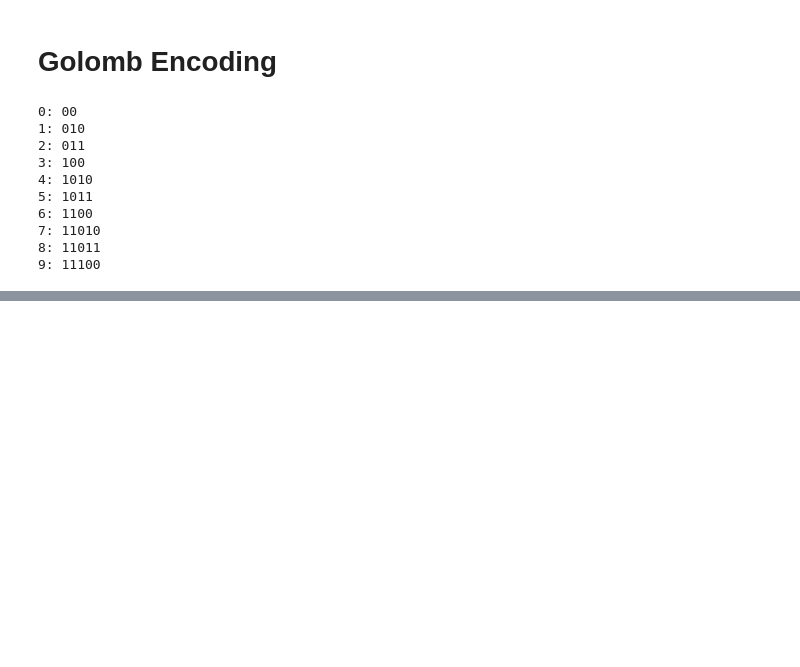
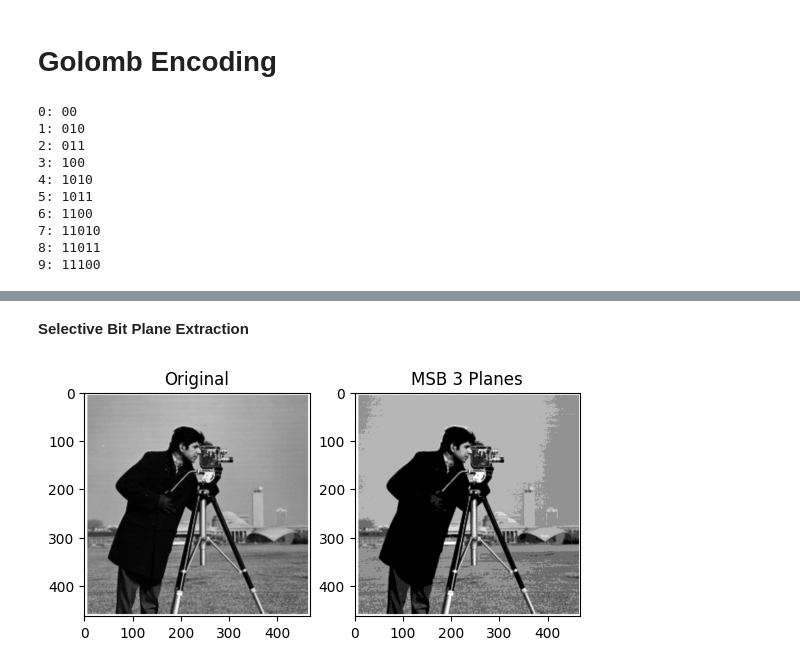
Before and after one commit to arif-du/Digital-Image-Processing, a Jupyter notebook: 12_Compression.ipynb, the cells around one changed output, grey strips where cells are left out. Drawn from its saved outputs; the diff is of its cells as text; code cells hidden in the pictures; blank space fills up the shorter version.

```diff
--- a/12_Compression.ipynb
+++ b/12_Compression.ipynb
@@ -346,0 +672,19 @@ for n in range(10):
+# %% [markdown]
+**Selective Bit Plane Extraction**
+# %%
+def extract_specific_planes(img, keep_planes=[7,6,5]):
+    """Reconstruct image using only specified bit planes"""
+    reconstructed = np.zeros_like(img)
+    for i in keep_planes:
+        reconstructed += ((img >> i) & 1) << i
+    return reconstructed
+
+# Keep only 3 most significant bits
+reconstructed = extract_specific_planes(img, keep_planes=[7,6,5])
+
+# Compare
+plt.subplot(121); plt.imshow(img, cmap='gray'); plt.title('Original')
+plt.subplot(122); plt.imshow(reconstructed, cmap='gray'); plt.title('MSB 3 Planes')
+plt.show()
+# %% [output]
+[figure, added]
```
Also changed, not shown: parts of 14 cells of this notebook.
